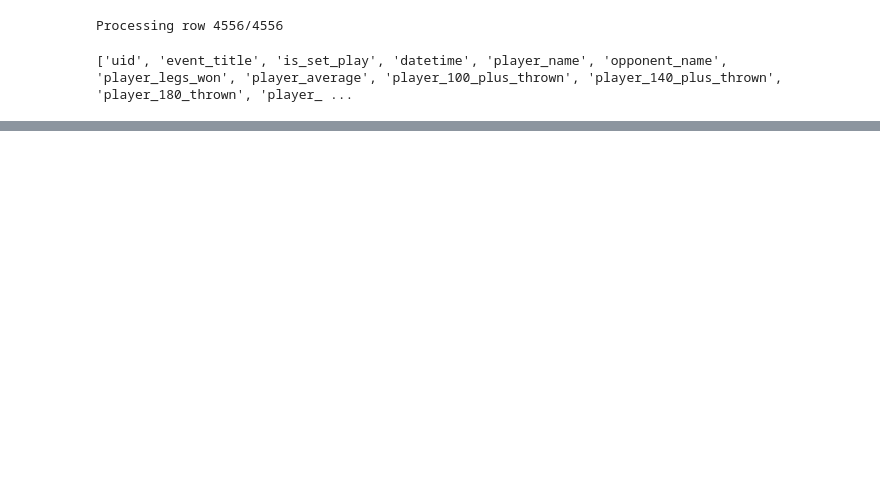
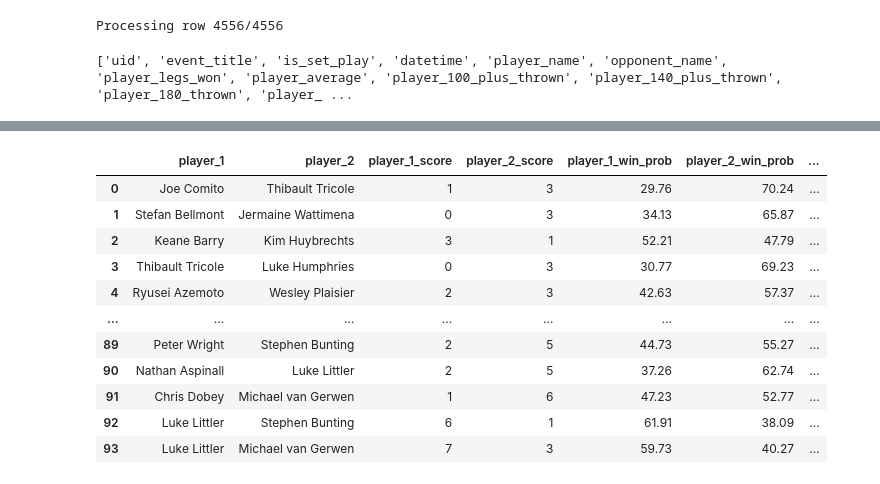
Before and after one commit to ATRedshaw/darts-data-analytics, a Jupyter notebook: predictive-model/evaluation.ipynb, the cells around one changed output, grey strips where cells are left out. Saved outputs shown, nothing was run; the diff lists cells and outputs as text; code cells hidden in the pictures; blank space fills up the shorter version.

Commit message:
Complete PWDWC2025 Evaluation Set Comparison

```diff
--- a/predictive-model/evaluation.ipynb
+++ b/predictive-model/evaluation.ipynb
@@ -493,7 +488,7 @@ def append_stats(df, base_features, n_windows=[6], min_matches=1):
 BASE_FEATURES = [
     'player_average', 'player_100_plus_thrown',
     'player_140_plus_thrown', 'player_180_thrown', 'player_highest_checkout',
-    'player_checkout_percentage', 'player_checkouts_made', 'player_checkouts_attempted'
+    'player_checkout_percentage', 'player_checkouts_made', 'player_checkouts_attempted', 'did_player_win'
 ]
 
 # Apply the calculation
@@ -700,8 +766,8 @@ def reorganise_columns(df):
     opponent_cols = [c for c in all_columns if c.startswith('opponent_') and c != 'opponent_name']
 
     # 7. Final columns (did_player_win and any remaining)
-    final_cols = ['did_player_win'] + \
-                 [c for c in all_columns if c not in fixed_columns + player_match_cols + career_cols + rolling_cols + opponent_cols + h2h_cols + ['did_player_win']]
+    final_cols = ['is_new_player', 'did_player_win'] + \
+                 [c for c in all_columns if c not in fixed_columns + player_match_cols + career_cols + rolling_cols + opponent_cols + h2h_cols + ['did_player_win', 'is_new_player']]
 
     # Combine all sections
     new_order = fixed_columns + player_match_cols + career_cols + rolling_cols + opponent_cols + h2h_cols + final_cols
@@ -717,8 +783,8 @@ print(darts_matches.columns.tolist())
 ['uid', 'event_title', 'is_set_play', 'datetime', 'player_name', 'opponent_name', 'player_legs_won', 'player_average', 'player_100_plus_thrown', 'player_140_plus_thrown', 'player_180_thrown', 'player_ ...
 # %%
 # Specify here any tournaments to keep from the model. For example, I am going to be using
-# the 2025 PDC World Championship as an evaluation set to compare to my ELO model, so I will keep only
-# the 2025 PDC World Championship matches from the model.
+# the 2025 PDC World Championship as an evaluation set to compare to my ELO model, so I will keep
+# all the 2025 PDC World Championship matches in the model.
 
 KEEP_TOURNAMENTS = ['International | PDC World Championship 2025']
 
@@ -739,7 +805,7 @@ def keep_tournaments(df, tournaments_to_keep):
         print(f'Error dropping tournaments: {e}')
         return df
 
-darts_matches = keep_tournaments(darts_matches, KEEP_TOURNAMENTS)
+evaluation_matches = keep_tournaments(darts_matches, KEEP_TOURNAMENTS)
 # %%
 def drop_unnecessary_model_columns(df):
     """
@@ -822,0 +1000,72 @@ DataFrame shape: (188, 37)
+# %%
+def combine_predictions_on_uid(full_dataset):
+    """
+    Combine the predictions using weighting to get a single prediction for each match
+
+    Args:
+        full_dataset (pd.DataFrame): The dataframe to combine the predictions on
+
+    Returns:
+        pd.DataFrame: The dataframe with the predictions combined
+    """
+
+    return_df = pd.DataFrame(columns=['player_1', 'player_2', 'player_1_score', 'player_2_score', 'player_1_win_prob', 'player_2_win_prob', 'was_predicted_correctly'])
+
+    # Get unique uids
+    unique_uids = full_dataset['uid'].unique()
+
+    for uid in unique_uids:
+        # Filter df for the uid
+        df = full_dataset[full_dataset['uid'] == uid].copy()
+
+        # Get the player_name and predicted_win_prob from the first row
+        player_name_1 = df.iloc[0]['player_name']
+        player_score_1 = df.iloc[0]['player_legs_won']
+        predicted_win_prob_1 = df.iloc[0]['predicted_win_prob']
+
+        # Get the player_name and predicted_win_prob from the last row
+        player_name_2 = df.iloc[-1]['player_name']
+        player_score_2 = df.iloc[-1]['player_legs_won']
+        predicted_win_prob_2 = df.iloc[-1]['predicted_win_prob']
+
+        # Calculate the win probabilities with the weighting
+        total_win_prob = predicted_win_prob_1 + predicted_win_prob_2
+        player_1_win_prob = round((predicted_win_prob_1 / total_win_prob) * 100, 2)
+        player_2_win_prob = round((predicted_win_prob_2 / total_win_prob) * 100, 2)
+
+        was_predicted_correctly = 0
+        if (player_1_win_prob > player_2_win_prob) and (player_score_1 > player_score_2):
+            was_predicted_correctly = 1
+        elif (player_1_win_prob < player_2_win_prob) and (player_score_1 < player_score_2):
+            was_predicted_correctly = 1
+
+        # Add the row to the return_df using concat instead of append
+        new_row = pd.DataFrame({
+            'player_1': [player_name_1],
+            'player_2': [player_name_2],
+            'player_1_score': [player_score_1],
+            'player_2_score': [player_score_2],
+            'player_1_win_prob': [player_1_win_prob],
+            'player_2_win_prob': [player_2_win_prob],
+            'was_predicted_correctly': [was_predicted_correctly]
+        })
+        return_df = pd.concat([return_df, new_row], ignore_index=True)
+
+    return return_df
+
+match_predictions = combine_predictions_on_uid(full_dataset)
+
+display(match_predictions)
+# %% [output]
+|  | player_1 | player_2 | player_1_score | player_2_score | player_1_win_prob | player_2_win_prob | ... |
+| 0 | Joe Comito | Thibault Tricole | 1 | 3 | 29.76 | 70.24 | ... |
+| 1 | Stefan Bellmont | Jermaine Wattimena | 0 | 3 | 34.13 | 65.87 | ... |
+| 2 | Keane Barry | Kim Huybrechts | 3 | 1 | 52.21 | 47.79 | ... |
+| 3 | Thibault Tricole | Luke Humphries | 0 | 3 | 30.77 | 69.23 | ... |
+| 4 | Ryusei Azemoto | Wesley Plaisier | 2 | 3 | 42.63 | 57.37 | ... |
+| ... | ... | ... | ... | ... | ... | ... | ... |
+| 89 | Peter Wright | Stephen Bunting | 2 | 5 | 44.73 | 55.27 | ... |
+| 90 | Nathan Aspinall | Luke Littler | 2 | 5 | 37.26 | 62.74 | ... |
+| 91 | Chris Dobey | Michael van Gerwen | 1 | 6 | 47.23 | 52.77 | ... |
+| 92 | Luke Littler | Stephen Bunting | 6 | 1 | 61.91 | 38.09 | ... |
+| 93 | Luke Littler | Michael van Gerwen | 7 | 3 | 59.73 | 40.27 | ... |
```
Also changed, not shown: parts of 11 cells of this notebook, 1 other file.
